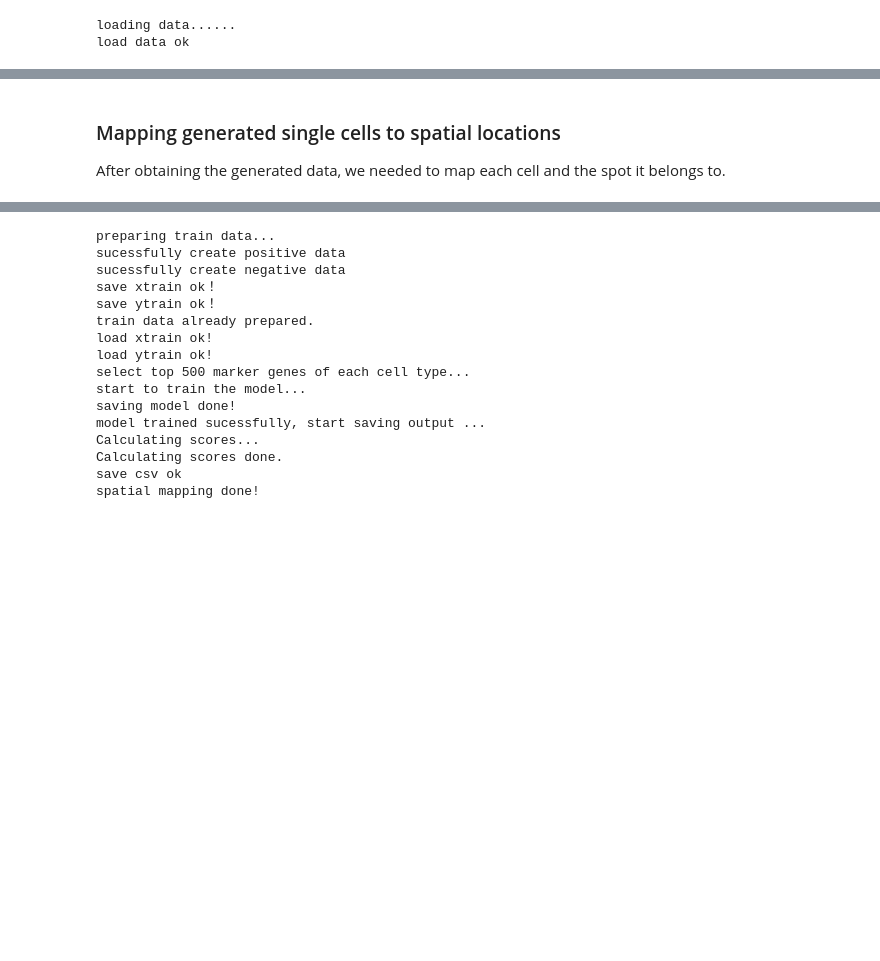
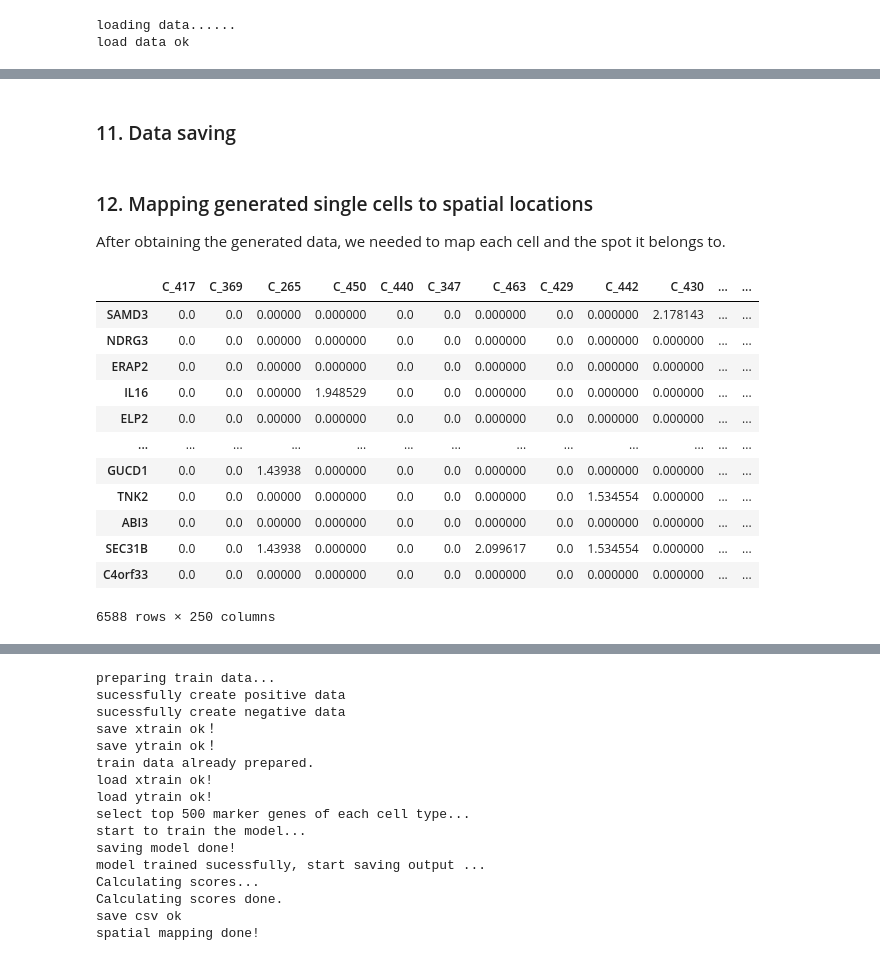
Before and after one commit to ZJUFanLab/bulk2space, a Jupyter notebook: bulk2space/tutorial.ipynb, the cells around one changed output, grey strips where cells are left out. Saved outputs shown, nothing was run; the diff lists cells and outputs as text; code cells hidden in the pictures; blank space fills up the shorter version.

```diff
--- a/bulk2space/tutorial.ipynb
+++ b/bulk2space/tutorial.ipynb
@@ -27,7 +86,7 @@ args = dict(
     exp_id='LR_0.0001_hiddenSize_256_lay_choice_0',
     exp_name='test1',
     feature_size=6588,
-    gpu_id=0,
+    gpu_id=-1,
     hidden_lay=0,
     hidden_size=256,
     input_bulk_path='/data/zhuangxiang/code/bulk2space/bulk2space/data/example_data/demo1/demo1_bulk.csv',
@@ -35,11 +94,28 @@ args = dict(
     input_sc_meta_path='/data/zhuangxiang/code/bulk2space/bulk2space/data/example_data/demo1/demo1_sc_meta.csv',
     input_st_data_path='/data/zhuangxiang/code/bulk2space/bulk2space/data/example_data/demo1/demo1_st_data.csv',
     input_st_meta_path='/data/zhuangxiang/code/bulk2space/bulk2space/data/example_data/demo1/demo1_st_meta.csv',
-    k=10, kl_loss=False, learning_rate=0.0001, load_model_1=False, load_path_1='/data/zhuangxiang/code/bulk2space/bulk2space/save_model/',
-    load_path_2='/data/zhuangxiang/code/bulk2space/bulk2space/save_model/', marker_used=True, max_cell_in_diff_spot_ratio=None, model_choice_1='vae', model_choice_2='df',
-    mul_test=5, mul_train=1, no_tensorboard=False, not_early_stop=False, num_workers=12, output_path='/data/zhuangxiang/code/bulk2space/bulk2space/output_data',
-    previous_project_name='demo', project_name='test1', random_seed=12345, ratio_num=1,
-    save='/data/zhuangxiang/code/bulk2space/bulk2space/save_model', spot_data=True, spot_num=500,
-    top_marker_num=500, train_model_2=True, xtest='xtest', xtrain='xtrain', ytest='ytest', ytrain='ytrain'
+    k=10,
+    kl_loss=False,
+    learning_rate=0.0001,
+    load_model_1=False,
+    load_path_1='/data/zhuangxiang/code/bulk2space/bulk2space/save_model/',
+    load_path_2='/data/zhuangxiang/code/bulk2space/bulk2space/save_model/',
+    marker_used=True,
+    max_cell_in_diff_spot_ratio=None,
+    model_choice_1='vae', model_choice_2='df',
+    mul_test=5,
+    mul_train=1,
+    no_tensorboard=False,
+    not_early_stop=False,
+    num_workers=12,
+    output_path='/data/zhuangxiang/code/bulk2space/bulk2space/output_data',
+    previous_project_name='demo', project_name='test1',
+    random_seed=12345, ratio_num=1,
+    save='/data/zhuangxiang/code/bulk2space/bulk2space/save_model',
+    spot_data=True, spot_num=500,
+    top_marker_num=500, train_model_2=True,
+    xtest='xtest', xtrain='xtrain', ytest='ytest', ytrain='ytrain'
 )
 args = argparse.Namespace(**args)
+# %%
+used_device = torch.device(f"cuda:{args.gpu_id}") if args.gpu_id >= 0 and torch.cuda.is_available() else torch.device('cpu')
@@ -210,2 +294,5 @@ start to map data to space...
+# %%
+# generate and out put
+generate_sc_meta, generate_sc_data = generate_vae(net, args, ratio, single_cell, cfg, label, breed_2_list, index_2_gene, cell_number_target_num, used_device)
 # %%
 generate_sc_meta
@@ -241,0 +301,2 @@ generate_sc_data
+# %% [markdown]
+### 11. <a id="Data-saving">Data saving</a>
@@ -242,3 +321,25 @@ generate_sc_data
 # %% [markdown]
-### Mapping generated single cells to spatial locations
+### 12. <a id="Data-Mapping">Mapping generated single cells to spatial locations</a>
+
 After obtaining the generated data, we needed to map each cell and the spot it belongs to.
+# %%
+processer = CreatData(generate_sc_data, generate_sc_meta, input_st_data, args)
+processer.cre_data()
+runner = Runner(generate_sc_data, generate_sc_meta, input_st_data, input_st_meta, args)
+print('start to train the model...')
+pred_meta, pred_spot = runner.run()
+print("spatial mapping done!")
+# %% [output]
+|  | C_417 | C_369 | C_265 | C_450 | C_440 | C_347 | C_463 | C_429 | C_442 | C_430 | ... | ... |
+| SAMD3 | 0.0 | 0.0 | 0.00000 | 0.000000 | 0.0 | 0.0 | 0.000000 | 0.0 | 0.000000 | 2.178143 | ... | ... |
+| NDRG3 | 0.0 | 0.0 | 0.00000 | 0.000000 | 0.0 | 0.0 | 0.000000 | 0.0 | 0.000000 | 0.000000 | ... | ... |
+| ERAP2 | 0.0 | 0.0 | 0.00000 | 0.000000 | 0.0 | 0.0 | 0.000000 | 0.0 | 0.000000 | 0.000000 | ... | ... |
+| IL16 | 0.0 | 0.0 | 0.00000 | 1.948529 | 0.0 | 0.0 | 0.000000 | 0.0 | 0.000000 | 0.000000 | ... | ... |
+| ELP2 | 0.0 | 0.0 | 0.00000 | 0.000000 | 0.0 | 0.0 | 0.000000 | 0.0 | 0.000000 | 0.000000 | ... | ... |
+| ... | ... | ... | ... | ... | ... | ... | ... | ... | ... | ... | ... | ... |
+| GUCD1 | 0.0 | 0.0 | 1.43938 | 0.000000 | 0.0 | 0.0 | 0.000000 | 0.0 | 0.000000 | 0.000000 | ... | ... |
+| TNK2 | 0.0 | 0.0 | 0.00000 | 0.000000 | 0.0 | 0.0 | 0.000000 | 0.0 | 1.534554 | 0.000000 | ... | ... |
+| ABI3 | 0.0 | 0.0 | 0.00000 | 0.000000 | 0.0 | 0.0 | 0.000000 | 0.0 | 0.000000 | 0.000000 | ... | ... |
+| SEC31B | 0.0 | 0.0 | 1.43938 | 0.000000 | 0.0 | 0.0 | 2.099617 | 0.0 | 1.534554 | 0.000000 | ... | ... |
+| C4orf33 | 0.0 | 0.0 | 0.00000 | 0.000000 | 0.0 | 0.0 | 0.000000 | 0.0 | 0.000000 | 0.000000 | ... | ... |
+6588 rows × 250 columns
```
Also changed, not shown: parts of 51 cells of this notebook.
